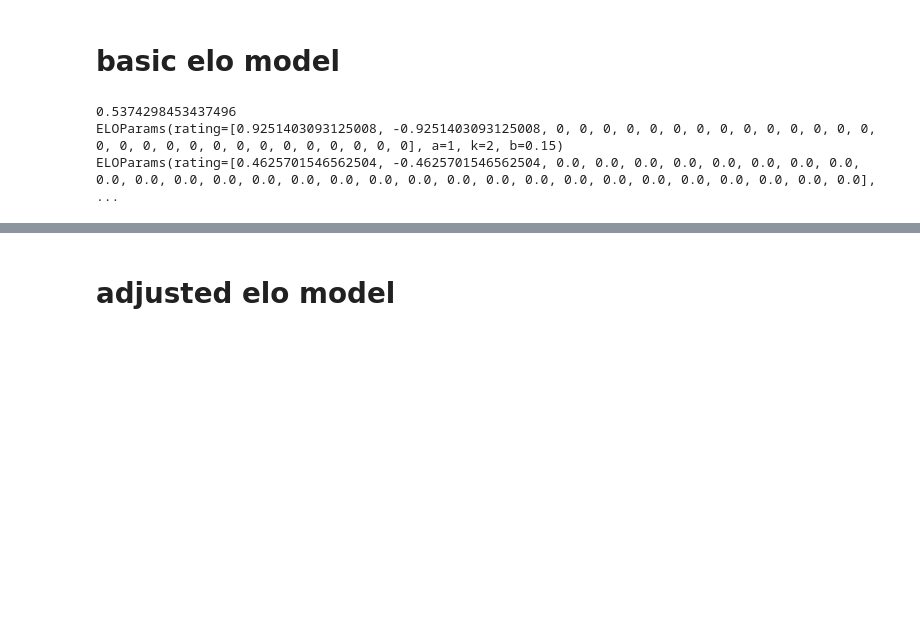
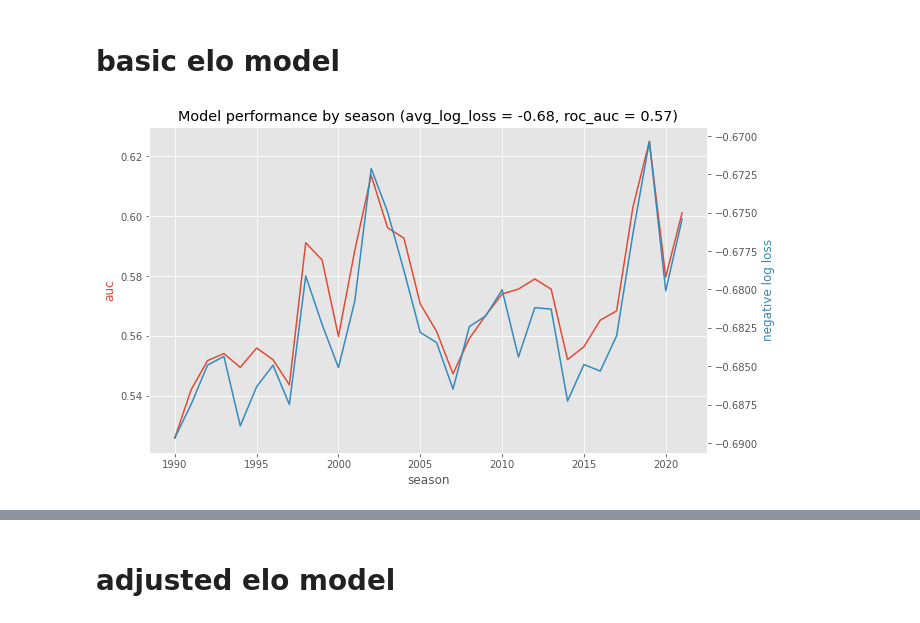
Before and after one commit to lanejere5/mlb, a Jupyter notebook: elo/elo_2022_07_05.ipynb, the cells around one changed output, grey strips where cells are left out. Saved outputs shown, nothing was run; the diff lists cells and outputs as text; code cells hidden in the pictures; blank space fills up the shorter version.

```diff
--- a/elo/elo_2022_07_05.ipynb
+++ b/elo/elo_2022_07_05.ipynb
@@ -62,7 +201,7 @@ assert set(features['home_id'].to_list()) == {n for n in range(30)}
 # model base class
 # %%
 # model.py
-"""Define Model abstract base class and Forecast module."""
+"""Define Model abstract base class."""
 from typing import List, Dict
 from abc import ABC, abstractmethod
 from dataclasses import dataclass
@@ -76,7 +215,8 @@ class Game():
   """Representation of games."""
   home: str
   visitor: str
-
+  features: np.ndarray=None
+  run_differential: int=0
 
 class Model(ABC):
   """Model abstract base class.
@@ -169,24 +322,19 @@ class ELO(Model):
-# %%
-# basic test for functionality
-params = ELOParams(**{
-    'a': 1,
-    'k': 2,
-    'b': 0.15,
-    'rating': 30 * [0]
-})
-
-elo = ELO.from_params(params)
-
-g = Game(**{'home': 0, 'visitor': 1})
-print(elo.predict_proba(g))
-elo.step(g, 1)
-
-print(elo.params)
-
-elo.reset_weights(.5)
-
-print(elo.params)
-# %% [output]
-0.5374298453437496
-ELOParams(rating=[0.9251403093125008, -0.9251403093125008, 0, 0, 0, 0, 0, 0, 0, 0, 0, 0, 0, 0, 0, 0, 0, 0, 0, 0, 0, 0, 0, 0, 0, 0, 0, 0, 0, 0], a=1, k=2, b=0.15)
-ELOParams(rating=[0.4625701546562504, -0.4625701546562504, 0.0, 0.0, 0.0, 0.0, 0.0, 0.0, 0.0, 0.0, 0.0, 0.0, 0.0, 0.0, 0.0, 0.0, 0.0, 0.0, 0.0, 0.0, 0.0, 0.0, 0.0, 0.0, 0.0, 0.0, 0.0, 0.0, 0.0, 0.0],  ...
+# %%
+from math import log
+
+params = ELOParams(**{
+    'a': log(10) / 400,
+    'k_1': 4,
+    'b': 0.135,
+    'ratings': np.zeros(30),
+    'weights': np.array([0.187]),
+    'k_2': 0.0
+})
+
+elo = ELO.from_params(params)
+
+df = train(elo, features, .5, ['delta_rest_3'])
+
+plot_model_performance(df)
+# %% [output]
+[figure, added]
```
Also changed, not shown: parts of 35 cells of this notebook.
